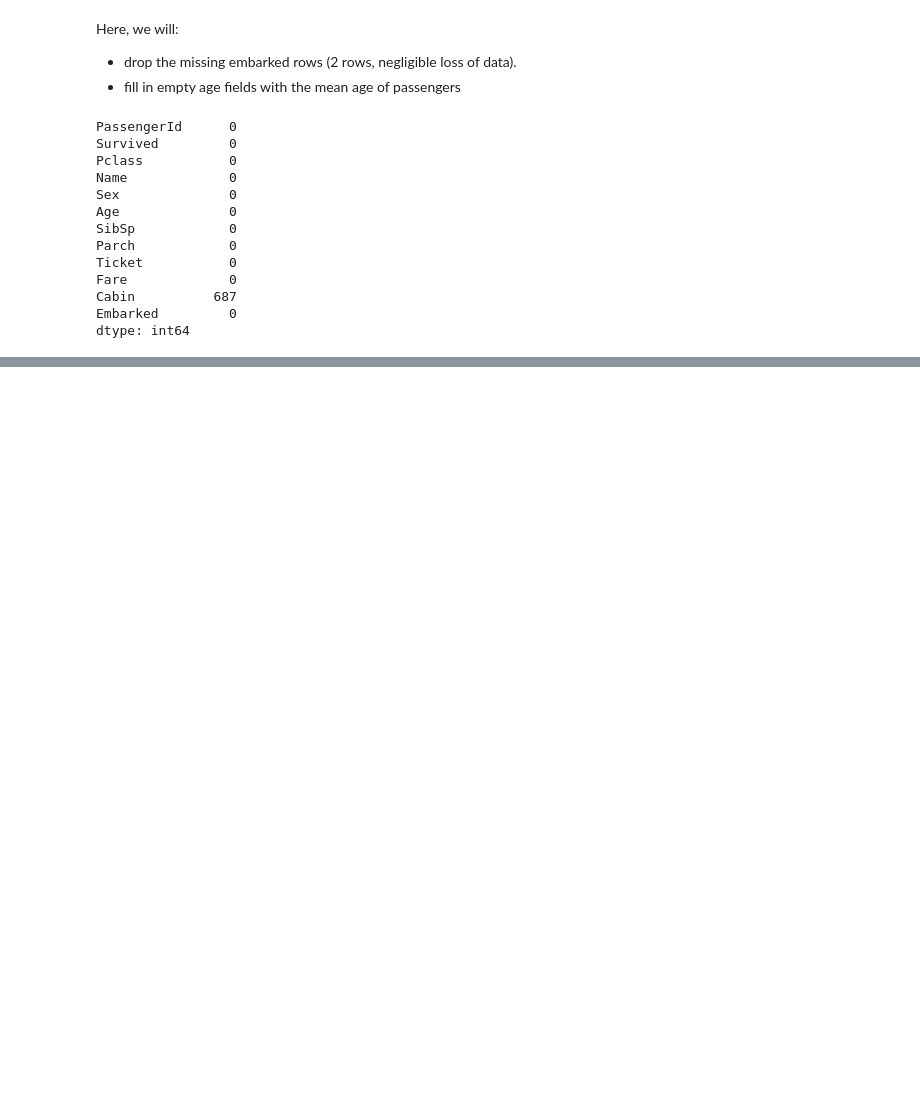
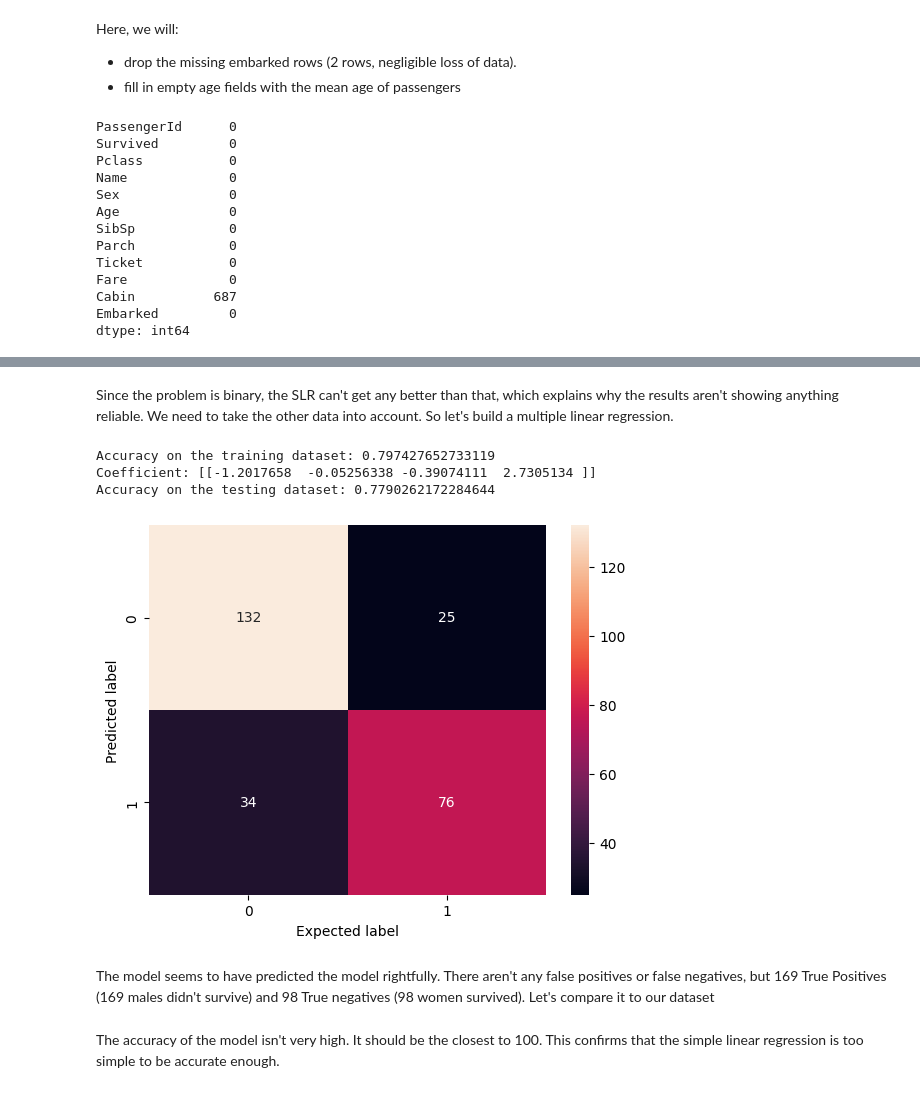
Before and after one commit to Gdeterline/Titanic_Survival_Prediction, a Jupyter notebook: main.ipynb, the cells around one changed output, grey strips where cells are left out. Saved outputs shown, nothing was run; the diff lists cells and outputs as text; code cells hidden in the pictures; blank space fills up the shorter version.

```diff
--- a/main.ipynb
+++ b/main.ipynb
@@ -231,0 +340,28 @@ For now, let's start with Linear Regression.
+# %% [markdown]
+Since the problem is binary, the SLR can't get any better than that, which explains why the results aren't showing anything reliable. We need to take the other data into account. So let's build a multiple linear regression.
+# %%
+MLR = LogisticRegression()
+# Fit the model on the training data
+MLR.fit(x_train, y_train)
+
+print("Accuracy on the training dataset: " + str(MLR.score(x_train, y_train)))  # Accuracy
+print("Coefficient: " + str(MLR.coef_)) # Coefficients
+
+y_pred = MLR.predict(x_test)
+
+print("Accuracy on the testing dataset: " + str(MLR.score(x_test, y_test)))  # Accuracy
+
+sns.heatmap(sk.metrics.confusion_matrix(y_test, y_pred), annot=True, fmt='d')
+plt.ylabel('Predicted label')
+plt.xlabel('Expected label')
+
+plt.savefig("./data_analysis_plots/confusion_matrix_MLR")
+# %% [output]
+Accuracy on the training dataset: 0.797427652733119
+Coefficient: [[-1.2017658  -0.05256338 -0.39074111  2.7305134 ]]
+Accuracy on the testing dataset: 0.7790262172284644
+[figure, added]
+# %% [markdown]
+The model seems to have predicted the model rightfully. There aren't any false positives or false negatives, but 169 True Positives (169 males didn't survive) and 98 True negatives (98 women survived). Let's compare it to our dataset
+# %% [markdown]
+The accuracy of the model isn't very high. It should be the closest to 100. This confirms that the simple linear regression is too simple to be accurate enough.
```
Also changed, not shown: parts of 14 cells of this notebook, 3 other files.
